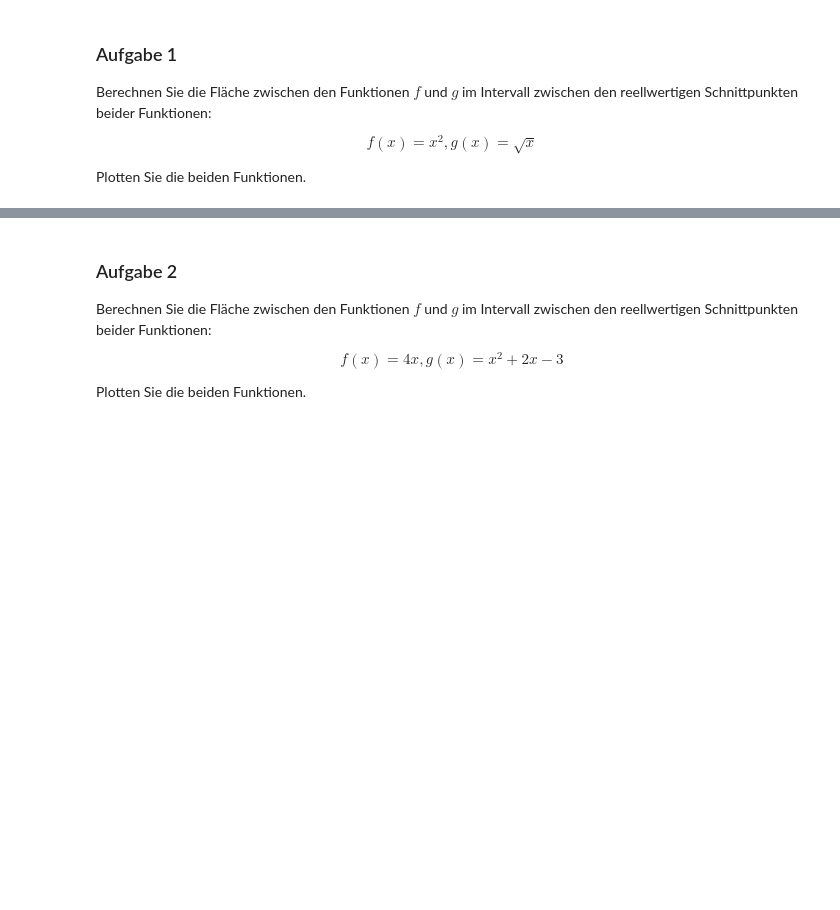
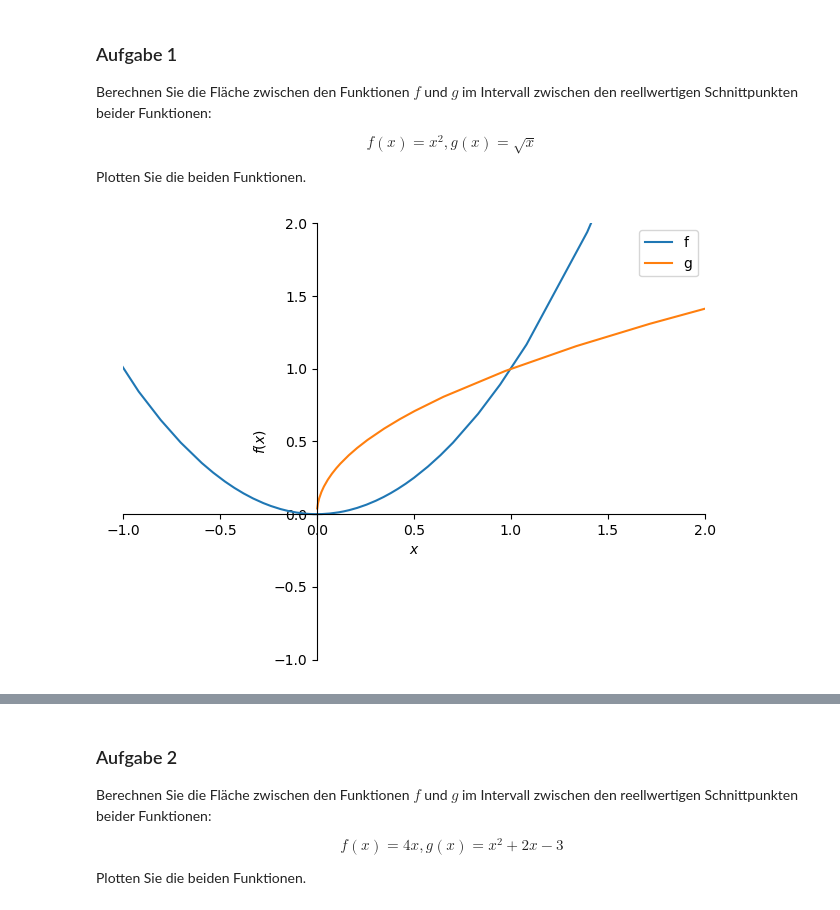
Before and after one commit to maixnor/uniwien, a Jupyter notebook: notebooks/Aufgabenblatt_7.ipynb, the cells around one changed output, grey strips where cells are left out. Drawn from its saved outputs; the diff is of its cells as text; code cells hidden in the pictures; blank space fills up the shorter version.

```diff
--- a/notebooks/Aufgabenblatt_7.ipynb
+++ b/notebooks/Aufgabenblatt_7.ipynb
@@ -25,5 +25,7 @@ Plotten Sie die beiden Funktionen.
 # %%
 f = x**2
 g = sqrt(x)
 
-plot_functions(f, g, -2, 5, -2, 10)
+plot_functions(f, g, -1, 2, -1, 2)
+# %% [output]
+[figure, added]
```
Also changed, not shown: parts of 13 cells of this notebook, 1 other file.
